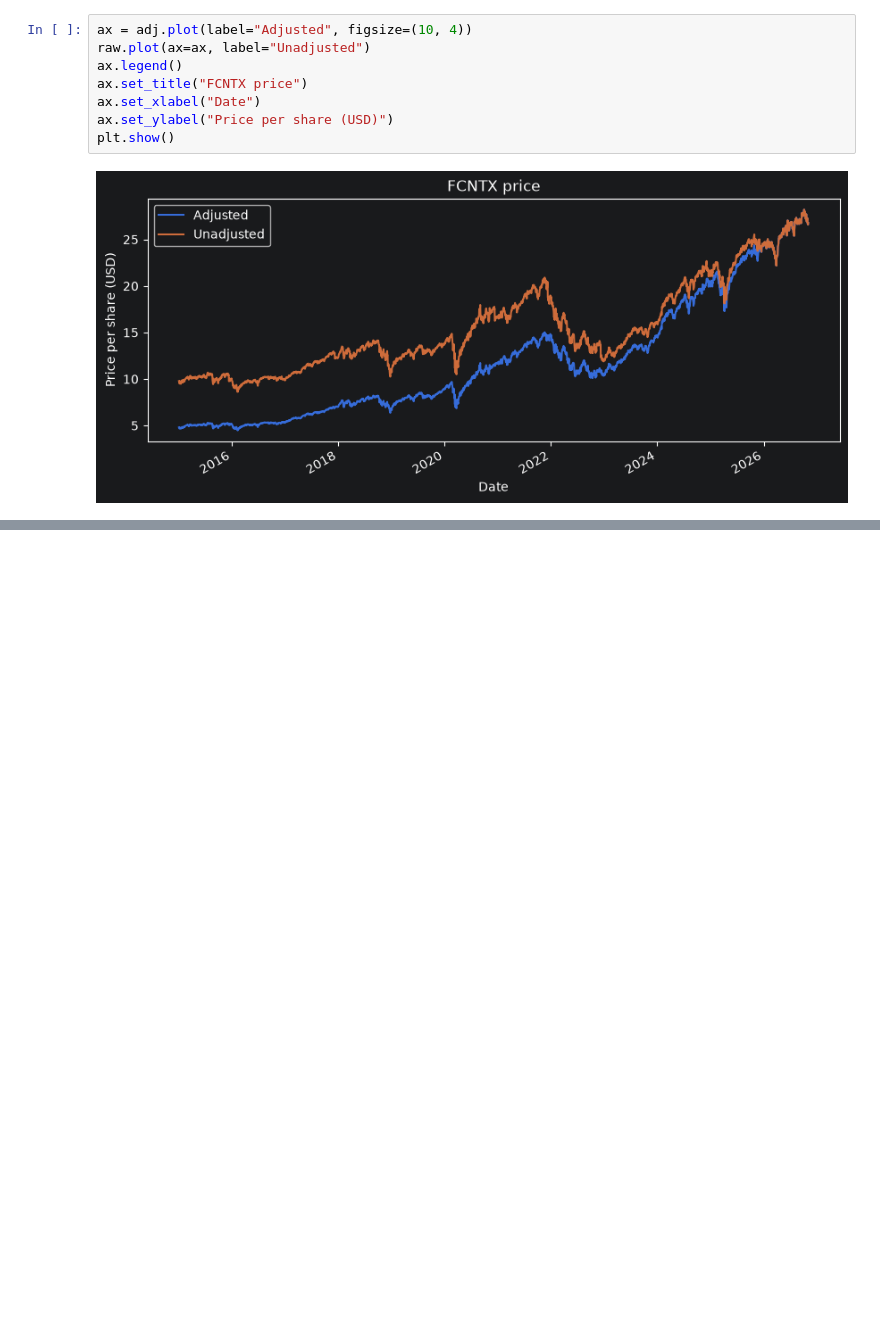
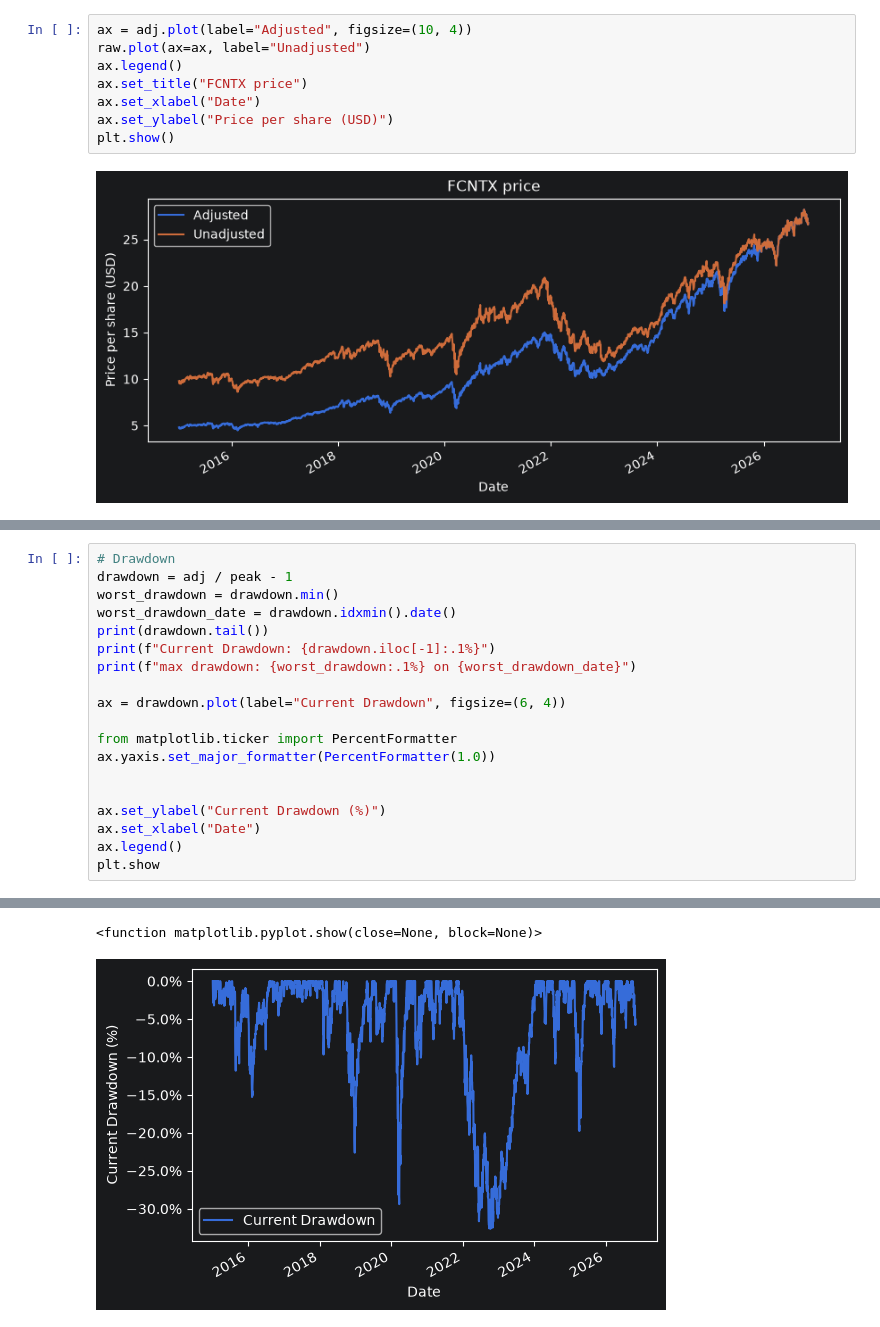
Before and after one commit to Timer-Senarith/fund-risk-analytics, a Jupyter notebook: notebooks/01_explore.ipynb, the cells around one changed output, grey strips where cells are left out. Drawn from its saved outputs; the diff is of its cells as text; blank space fills up the shorter version.

```diff
--- a/notebooks/01_explore.ipynb
+++ b/notebooks/01_explore.ipynb
@@ -67,0 +116,20 @@ Raw total return: 173.8%
+# %%
+# Drawdown
+drawdown = adj / peak - 1
+worst_drawdown = drawdown.min()
+worst_drawdown_date = drawdown.idxmin().date()
+print(drawdown.tail())
+print(f"Current Drawdown: {drawdown.iloc[-1]:.1%}")
+print(f"max drawdown: {worst_drawdown:.1%} on {worst_drawdown_date}")
+
+ax = drawdown.plot(label="Current Drawdown", figsize=(6, 4))
+
+from matplotlib.ticker import PercentFormatter
+ax.yaxis.set_major_formatter(PercentFormatter(1.0))
+
+
+ax.set_ylabel("Current Drawdown (%)")
+ax.set_xlabel("Date")
+ax.legend()
+plt.show
+# %% [output]
@@ -67,0 +145,2 @@ Raw total return: 173.8%
+<function matplotlib.pyplot.show(close=None, block=None)>
+[figure, added]
```
Also changed, not shown: parts of 6 cells of this notebook.
